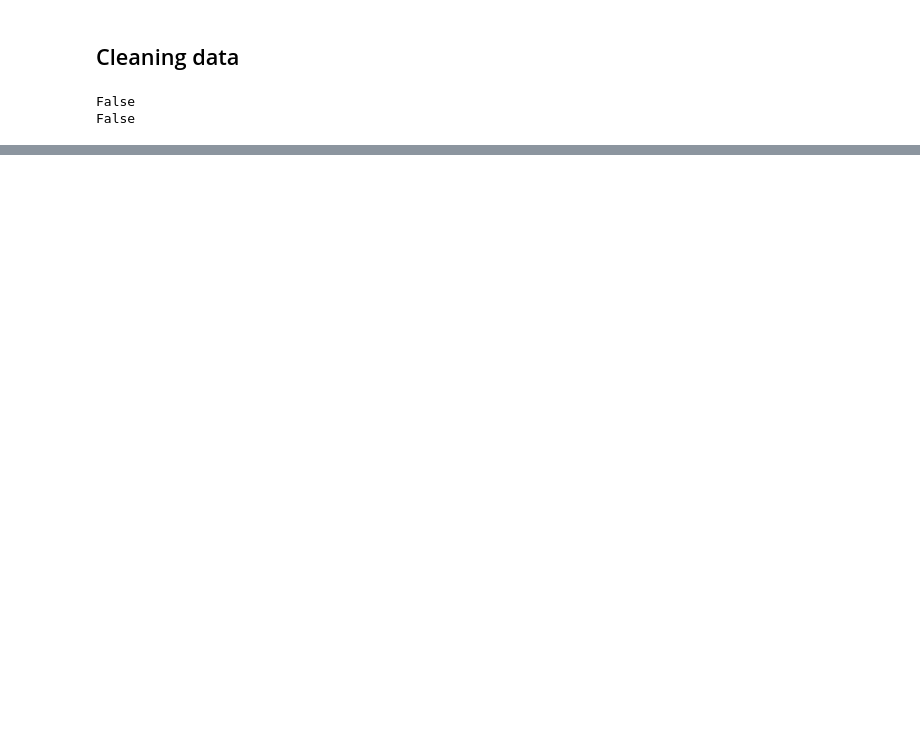
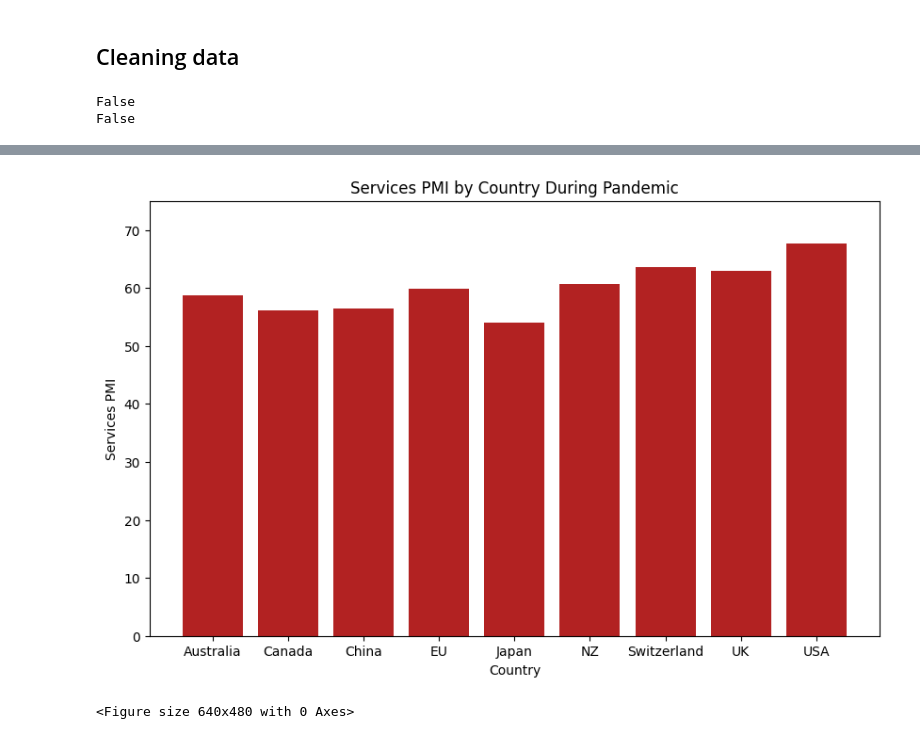
Before and after one commit to kevinmaxx2/Economic-Data-After-Covid, a Jupyter notebook: notebook.ipynb, the cells around one changed output, grey strips where cells are left out. Cells and saved outputs as stored; diff of their text form; code cells hidden in the pictures; blank space fills up the shorter version.

```diff
--- a/notebook.ipynb
+++ b/notebook.ipynb
@@ -114 +129,14 @@ plt.clf()
 <Figure size 640x480 with 0 Axes>
+# %%
+#First we will look data during Covid Pandemic
+plt.figure(figsize=(10, 6))
+plt.bar(df_pandemic['country'], df_pandemic['services pmi'], color='firebrick')
+plt.xlabel('Country', fontsize=10)
+plt.ylabel('Services PMI')
+plt.ylim(0, 75)
+plt.title('Services PMI by Country During Pandemic')
+plt.show()
+plt.clf()
+# %% [output]
+[figure, added]
+<Figure size 640x480 with 0 Axes>
```
Also changed, not shown: parts of 6 cells of this notebook.
